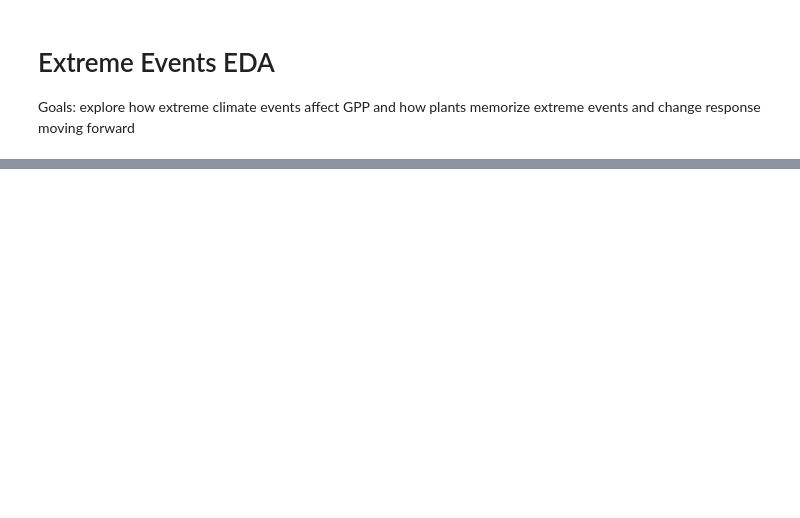
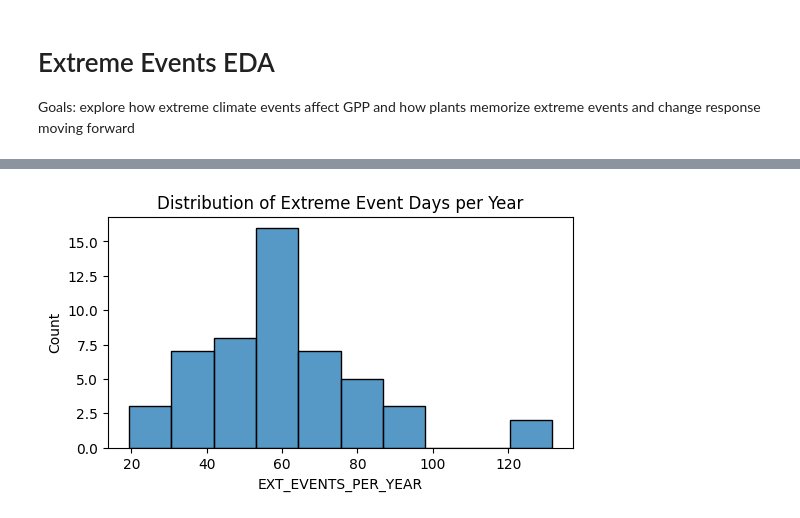
Before and after one commit to jcalz23/co2-flux-hourly-gpp-modeling, a Jupyter notebook: code/src/EDA/extreme_events.ipynb, the cells around one changed output, grey strips where cells are left out. Saved outputs shown, nothing was run; the diff lists cells and outputs as text; code cells hidden in the pictures; blank space fills up the shorter version.

```diff
--- a/code/src/EDA/extreme_events.ipynb
+++ b/code/src/EDA/extreme_events.ipynb
@@ -266,0 +288,11 @@ centers_df.style.background_gradient(cmap='RdYlGn')
+# %%
+## Distribution of Events per Year
+# There should be the same amount of extreme events per year (given Z score logic)
+# .. so having less days with extreme events means that the site was hit harder (for more timestamps) each day
+# .. and the impact was more intense/dense than others that were more distributed
+plt.figure(figsize=(6, 3))
+plt.title('Distribution of Extreme Event Days per Year')
+sns.histplot(global_events['EXT_EVENTS_PER_YEAR'])
+plt.show()
+# %% [output]
+[figure, added]
```
Also changed, not shown: parts of 32 cells of this notebook, 11 other files.
